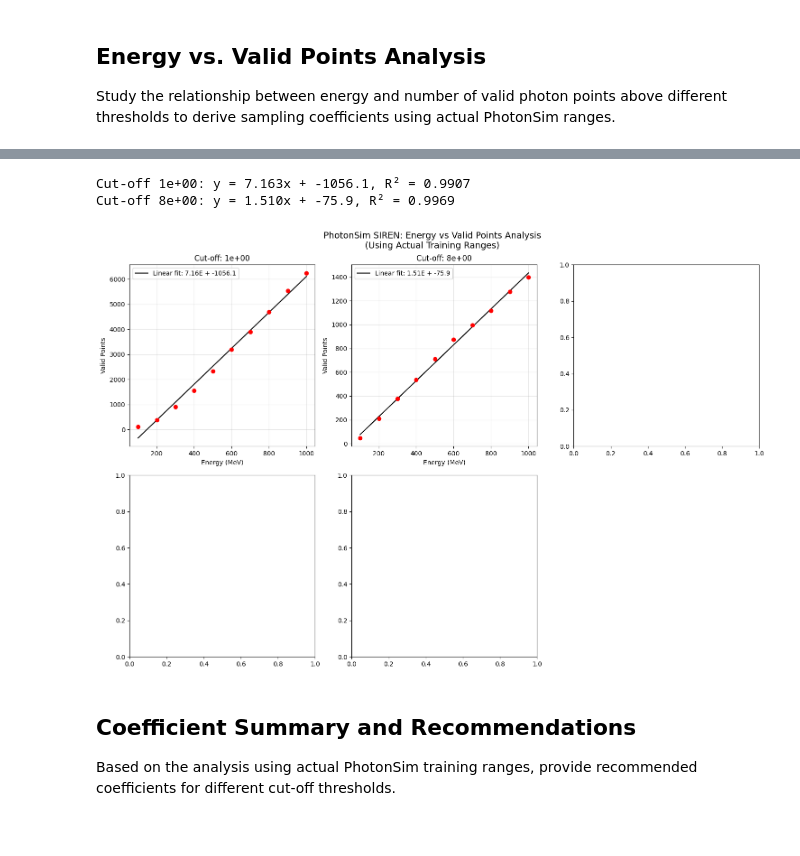
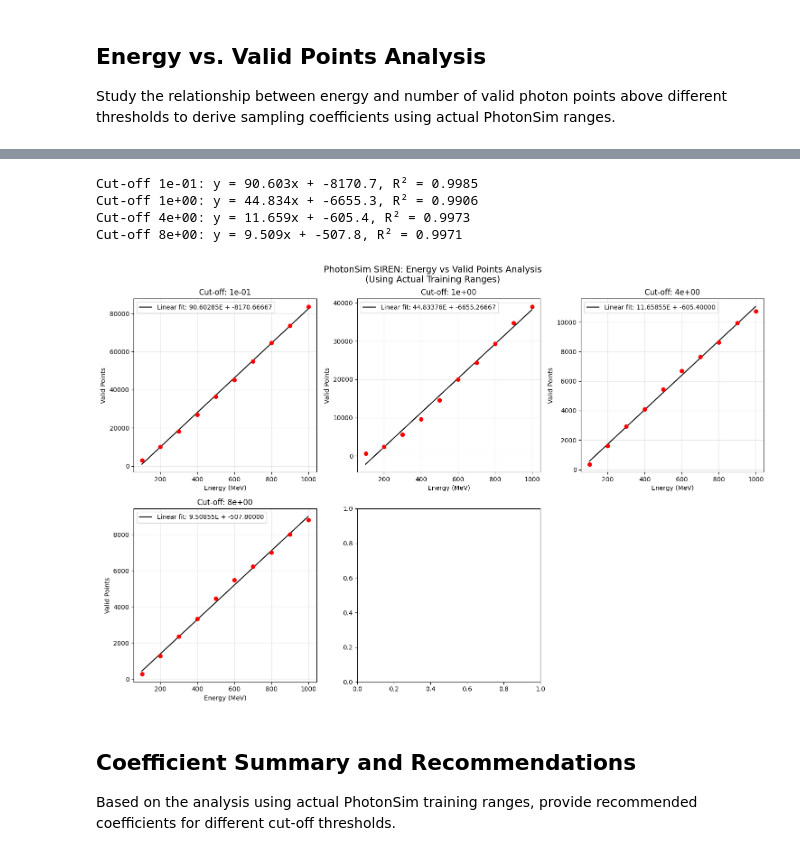
Before and after one commit to CIDeR-ML/LUCiD, a Jupyter notebook: siren/photonsim_cut_off_study.ipynb, the cells around one changed output, grey strips where cells are left out. Cells and saved outputs as stored; diff of their text form; code cells hidden in the pictures.

```diff
--- a/siren/photonsim_cut_off_study.ipynb
+++ b/siren/photonsim_cut_off_study.ipynb
@@ -422,37 +422,39 @@ for i, cut_off in enumerate(cut_off_thresholds):
     # Fit linear relationship
     coefficients = np.polyfit(energies_list, valid_counts, 1)
     fit_line = np.poly1d(coefficients)
     linear_coefficients[cut_off] = coefficients
 
     # Plot
     axes[i].plot(energies_list, fit_line(energies_list), '-k',
-                label=f'Linear fit: {coefficients[0]:.2f}E + {coefficients[1]:.1f}')
+                label=f'Linear fit: {coefficients[0]:.5f}E + {coefficients[1]:.5f}')
     axes[i].scatter(energies_list, valid_counts, color='red', zorder=10)
     axes[i].set_xlabel('Energy (MeV)')
     axes[i].set_ylabel('Valid Points')
     axes[i].set_title(f'Cut-off: {cut_off:.0e}')
     axes[i].legend()
     axes[i].grid(True, alpha=0.3)
 
     # Calculate R-squared
     y_pred = fit_line(energies_list)
     ss_res = np.sum((valid_counts - y_pred) ** 2)
     ss_tot = np.sum((valid_counts - np.mean(valid_counts)) ** 2)
     r_squared = 1 - (ss_res / ss_tot)
 
     print(f"Cut-off {cut_off:.0e}: y = {coefficients[0]:.3f}x + {coefficients[1]:.1f}, R² = {r_squared:.4f}")
 
 # Remove empty subplot
 fig.delaxes(axes[5])
 
 fig.patch.set_facecolor('white')
 fig.suptitle('PhotonSim SIREN: Energy vs Valid Points Analysis\n(Using Actual Training Ranges)', fontsize=14)
 fig.tight_layout()
 plt.show()
 # %% [output]
-Cut-off 1e+00: y = 7.163x + -1056.1, R² = 0.9907
-Cut-off 8e+00: y = 1.510x + -75.9, R² = 0.9969
+Cut-off 1e-01: y = 90.603x + -8170.7, R² = 0.9985
+Cut-off 1e+00: y = 44.834x + -6655.3, R² = 0.9906
+Cut-off 4e+00: y = 11.659x + -605.4, R² = 0.9973
+Cut-off 8e+00: y = 9.509x + -507.8, R² = 0.9971
-[figure, old version]
+[figure, new version]
 # %% [markdown]
 ## Coefficient Summary and Recommendations
 
```
Also changed, not shown: parts of 2 cells of this notebook.
